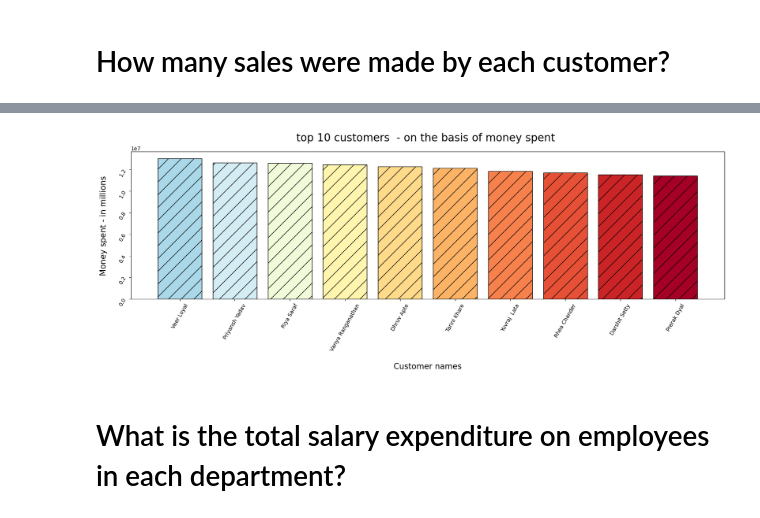
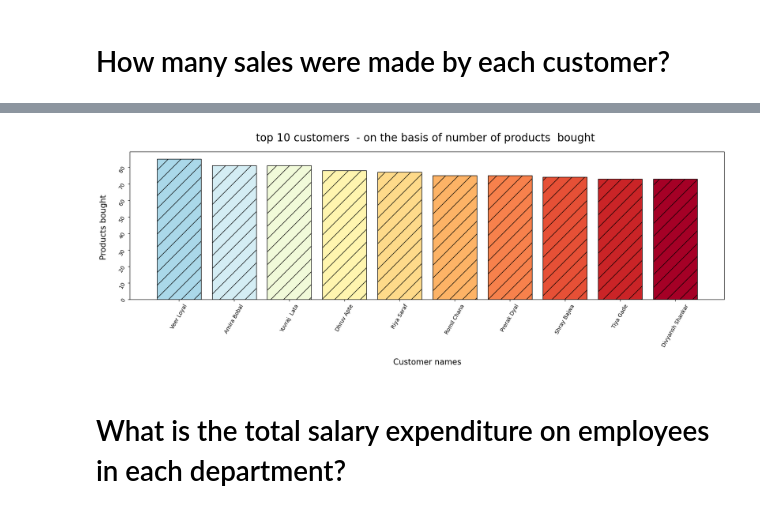
Before and after one commit to Anikaitmalik/Swift_market_data_analysis, a Jupyter notebook: swiftmarket.ipynb, the cells around one changed output, grey strips where cells are left out. Drawn from its saved outputs; the diff is of its cells as text; code cells hidden in the pictures.

```diff
--- a/swiftmarket.ipynb
+++ b/swiftmarket.ipynb
@@ -794,12 +794,12 @@ plt.show()
 # %% [markdown]
 # How many sales were made by each customer?
 # %%
-query = """ select sd.CustomerID , concat(c.firstname , " ",c.lastname) as customer_name , sum(sd.totalprice) as customer_expenditure
+query = """ select sd.CustomerID , concat(c.firstname , " ",c.lastname) as customer_name , count(sd.quantity) as products_bought
 from customers as c
 join salesdata as sd
 on c.CustomerID = sd.CustomerID
 group by sd.CustomerID
-order by customer_expenditure desc;"""
+order by products_bought desc;"""
 
 df = read_query(query)
 # %%
@@ -851,27 +851,27 @@ dtypes: object(3)
 memory usage: 372.0+ bytes
 # %%
 customername = df["customer_name"].values
-customersale = df["customer_expenditure"].astype(float).values
+customersale = df["products_bought"].values
 # %%
 cmap_values = np.linspace(0.3,1,10)
 cmap = plt.cm.RdYlBu_r(cmap_values)
 # %%
 plt.figure(figsize =(20,5))
 
 plt.bar(x = customername , height = customersale, color = cmap , edgecolor = "black" , hatch = "/")
 
 
 
-plt.title("top 10 customers  - on the basis of money spent ", pad = 20 , size = 20 )
+plt.title("top 10 customers  - on the basis of number of products  bought ", pad = 20 , size = 20 )
 plt.xlabel("Customer names" , labelpad = 20, size = 15 )
-plt.ylabel("Money spent - in millions", labelpad = 20, size = 15 )
+plt.ylabel("Products bought ", labelpad = 20, size = 15 )
 
 plt.xticks(size =10 ,rotation = 60)
 plt.yticks(size = 10 ,rotation = 60)
 
 plt.show()
 # %% [output]
-[figure, old version]
+[figure, new version]
 # %% [markdown]
 # What is the total salary expenditure on employees in each department?
 # %%
```
Also changed, not shown: parts of 4 cells of this notebook.
